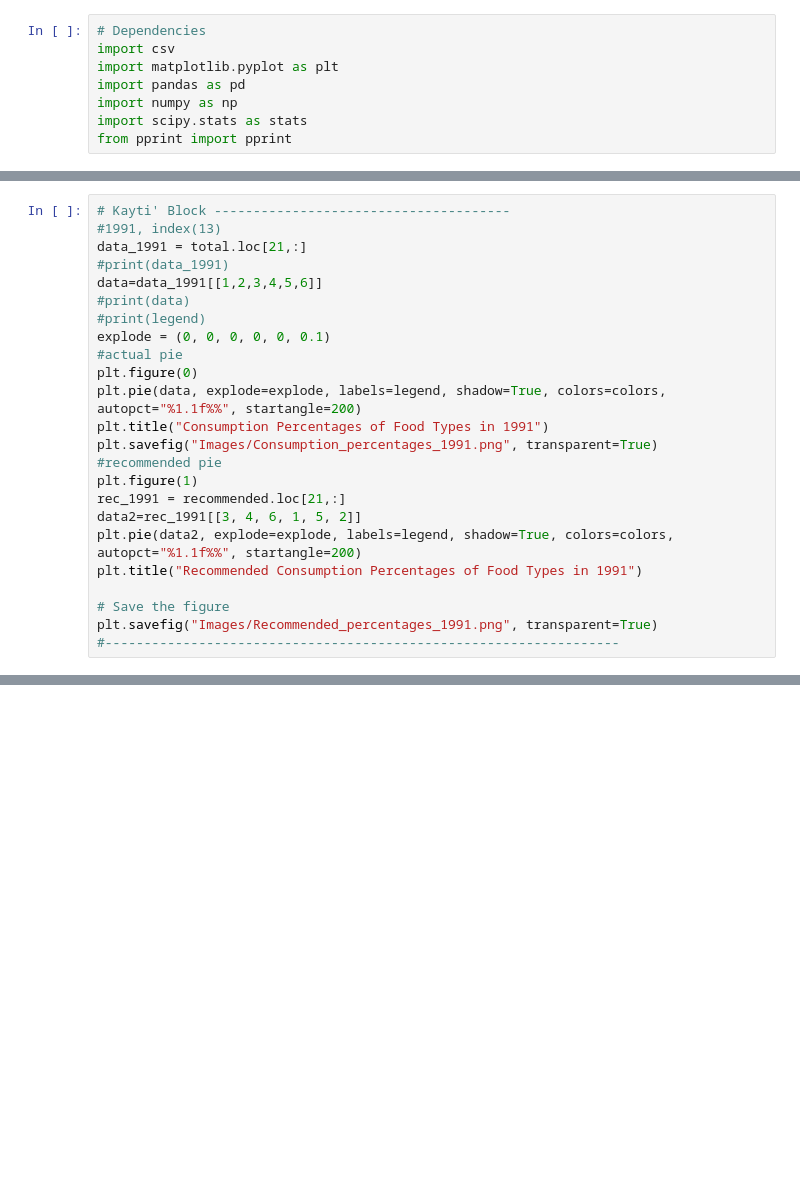
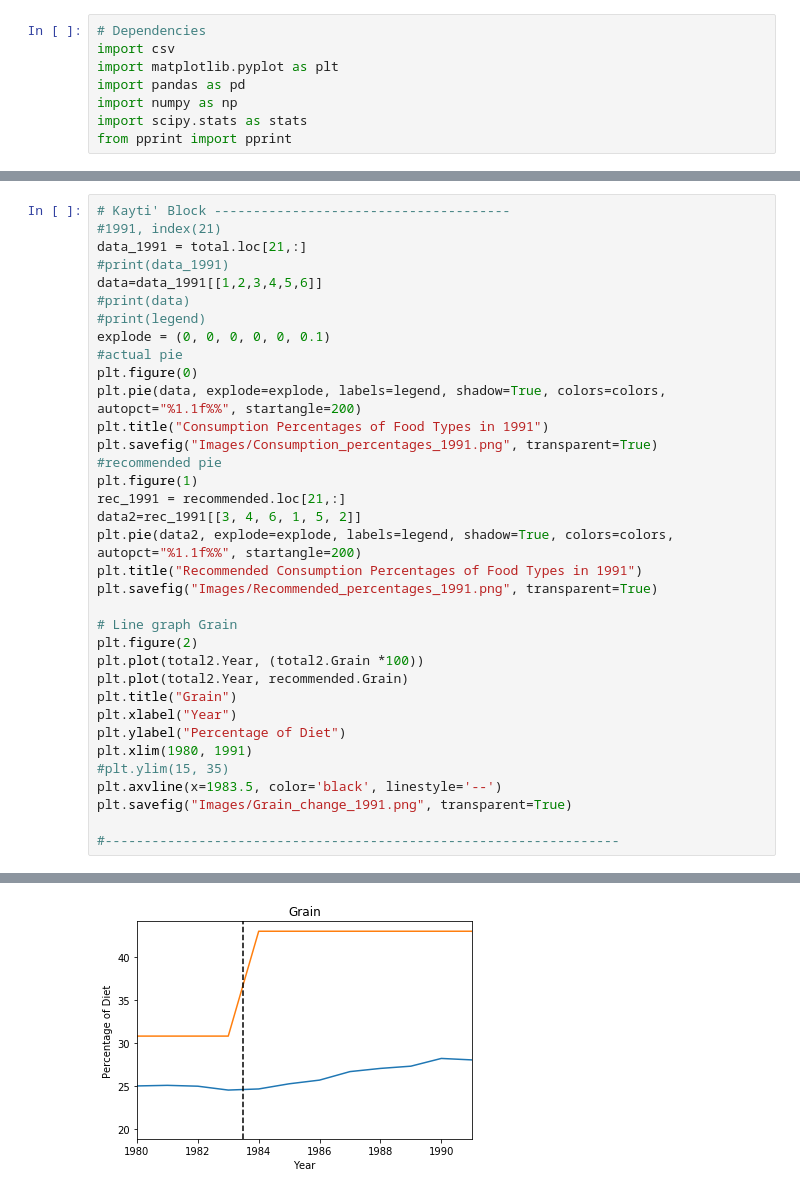
Before and after one commit to TrevorCap/PyramidProductions, a Jupyter notebook: Pyramid.ipynb, the cells around one changed output, grey strips where cells are left out. Drawn from its saved outputs; the diff is of its cells as text; blank space fills up the shorter version.

```diff
--- a/Pyramid.ipynb
+++ b/Pyramid.ipynb
@@ -134,30 +154,42 @@ plt.savefig("Images/Recommended_percentages_1983.png", transparent=True)
 # %%
 # Kayti' Block --------------------------------------
-#1991, index(13)
+#1991, index(21)
 data_1991 = total.loc[21,:]
 #print(data_1991)
 data=data_1991[[1,2,3,4,5,6]]
 #print(data)
 #print(legend)
 explode = (0, 0, 0, 0, 0, 0.1)
 #actual pie
 plt.figure(0)
 plt.pie(data, explode=explode, labels=legend, shadow=True, colors=colors, autopct="%1.1f%%", startangle=200)
 plt.title("Consumption Percentages of Food Types in 1991")
 plt.savefig("Images/Consumption_percentages_1991.png", transparent=True)
 #recommended pie
 plt.figure(1)
 rec_1991 = recommended.loc[21,:]
 data2=rec_1991[[3, 4, 6, 1, 5, 2]]
 plt.pie(data2, explode=explode, labels=legend, shadow=True, colors=colors, autopct="%1.1f%%", startangle=200)
 plt.title("Recommended Consumption Percentages of Food Types in 1991")
+plt.savefig("Images/Recommended_percentages_1991.png", transparent=True)
 
-# Save the figure
-plt.savefig("Images/Recommended_percentages_1991.png", transparent=True)
+# Line graph Grain
+plt.figure(2)
+plt.plot(total2.Year, (total2.Grain *100))
+plt.plot(total2.Year, recommended.Grain)
+plt.title("Grain")
+plt.xlabel("Year")
+plt.ylabel("Percentage of Diet")
+plt.xlim(1980, 1991)
+#plt.ylim(15, 35)
+plt.axvline(x=1983.5, color='black', linestyle='--')
+plt.savefig("Images/Grain_change_1991.png", transparent=True)
+
 #------------------------------------------------------------------
 # %% [output]
 [figure]
 [figure]
+[figure, added]
 # %%
 # Guy's Block --------------------------------------
 #2004, index(34)
```
Also changed, not shown: parts of 6 cells of this notebook, 6 other files.
